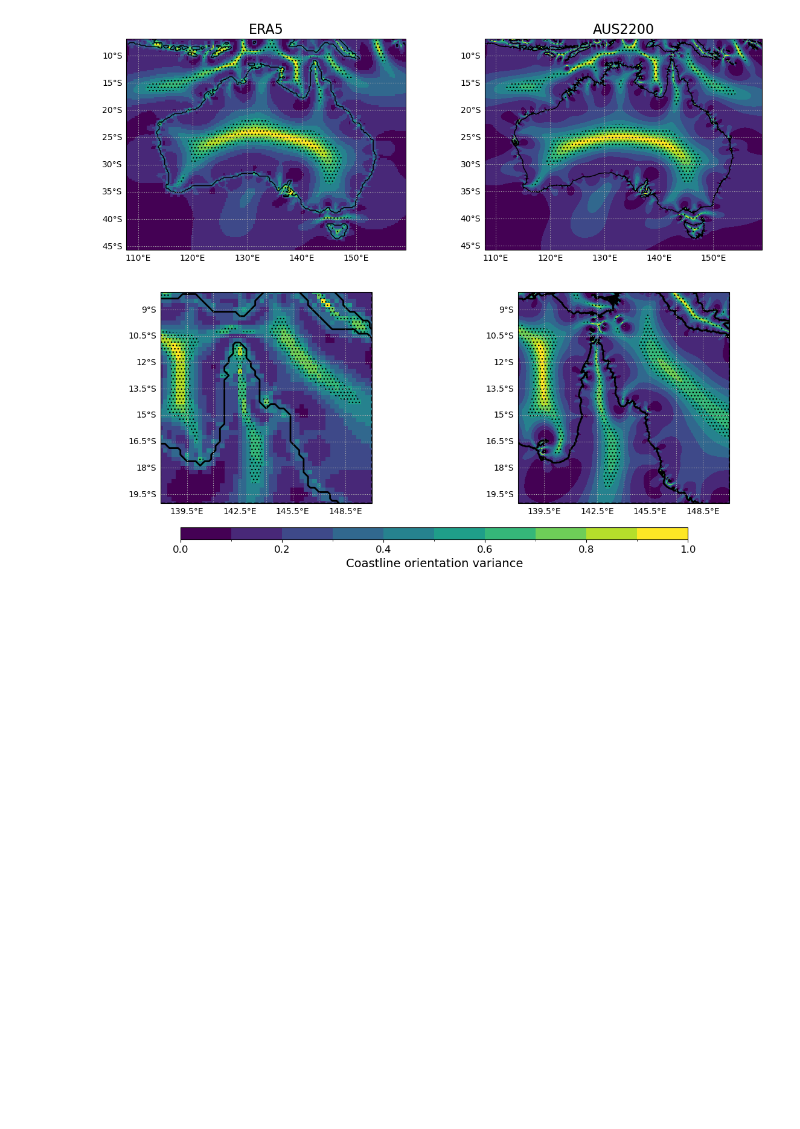
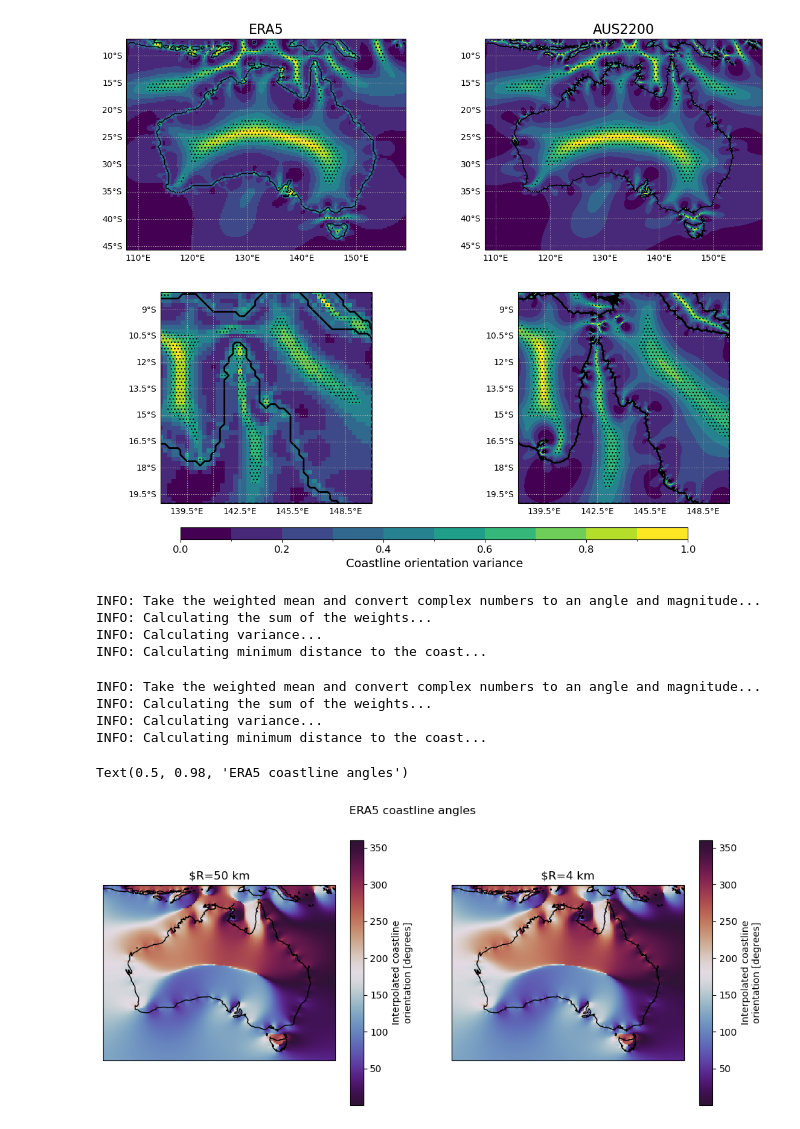
Before and after one commit to andrewbrown31/sea_breeze_analysis, a Jupyter notebook: analysis_notebooks/coastline_notepad.ipynb, the cells around one changed output. Drawn from its saved outputs; the diff is of its cells as text; code cells hidden in the pictures; blank space fills up the shorter version.

```diff
--- a/analysis_notebooks/coastline_notepad.ipynb
+++ b/analysis_notebooks/coastline_notepad.ipynb
@@ -308,3 +308,44 @@ cb.ax.tick_params(labelsize=12)
 plt.savefig("/g/data/ng72/ab4502/figs/methods_paper/variance.jpeg",dpi=400,bbox_inches="tight")
 # %% [output]
 [figure]
+# %%
+angles50 = load_model_data.get_coastline_angle_kernel(
+    era5_lsm,
+    R=50,
+    compute=True,
+    latlon_chunk_size=100,
+    save=False)
+# %% [output]
+INFO: Take the weighted mean and convert complex numbers to an angle and magnitude...
+INFO: Calculating the sum of the weights...
+INFO: Calculating variance...
+INFO: Calculating minimum distance to the coast...
+# %%
+angles4 = load_model_data.get_coastline_angle_kernel(
+    era5_lsm,
+    R=4,
+    compute=True,
+    latlon_chunk_size=100,
+    save=False)
+# %% [output]
+INFO: Take the weighted mean and convert complex numbers to an angle and magnitude...
+INFO: Calculating the sum of the weights...
+INFO: Calculating variance...
+INFO: Calculating minimum distance to the coast...
+# %%
+plt.figure(figsize=[12,5])
+
+ax=plt.subplot(1,2,1,projection=ccrs.PlateCarree())
+angles50["angle_interp"].plot(cmap="twilight_shifted")
+ax.coastlines()
+plt.title("$R=50 km$")
+
+ax=plt.subplot(1,2,2,projection=ccrs.PlateCarree())
+angles4["angle_interp"].plot(cmap="twilight_shifted")
+ax.coastlines()
+plt.title("$R=4 km")
+
+plt.suptitle("ERA5 coastline angles")
+# %% [output]
+Text(0.5, 0.98, 'ERA5 coastline angles')
+[figure, added]
```
Also changed, not shown: parts of 1 cell of this notebook, 8 other files.
